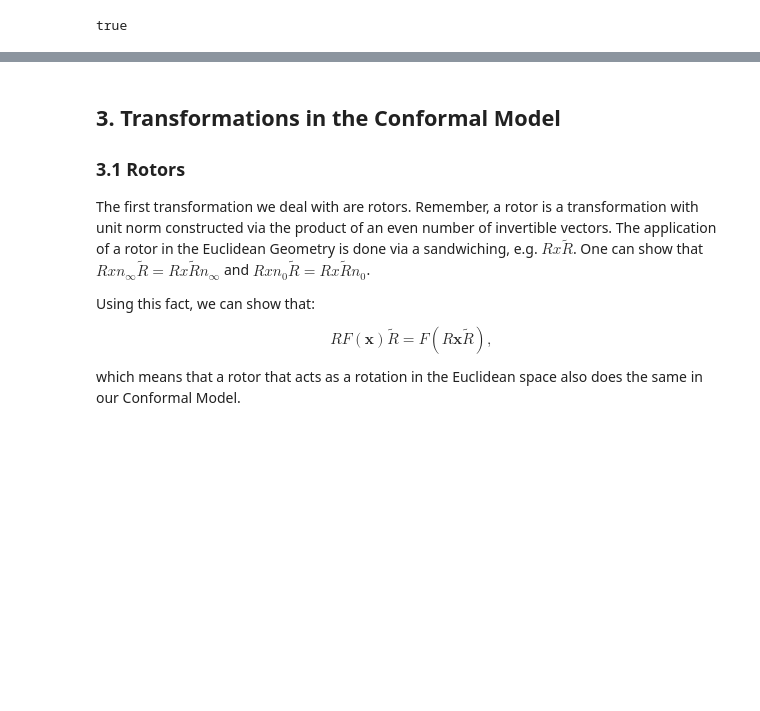
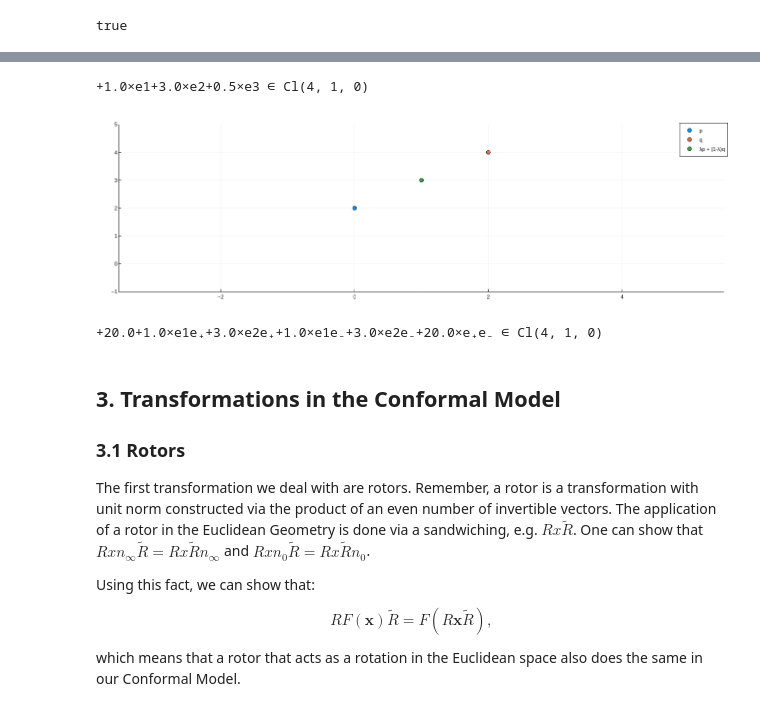
Before and after one commit to davibarreira/Julia_Tutorials, a Jupyter notebook: GeometricAlgebra/4 - Conformal Geometric Algebra.ipynb, the cells around one changed output, grey strips where cells are left out. Drawn from its saved outputs; the diff is of its cells as text; code cells hidden in the pictures; blank space fills up the shorter version.

Commit message:
:wrench: Function getblades.

```diff
--- a/GeometricAlgebra/4 - Conformal Geometric Algebra.ipynb
+++ b/GeometricAlgebra/4 - Conformal Geometric Algebra.ipynb
@@ -153,10 +180,29 @@ true
+# %%
+function getblades(x,blades = [:e1,:e2,:e3])
+    cl = algebra(x)
+    mapreduce(b->reduce(*,getproperty.([m,cl],b)),+,[:e1,:e2,:e3])
+end
+
+getblades(m)
+# %% [output]
++1.0×e1+3.0×e2+0.5×e3 ∈ Cl(4, 1, 0)
 # %%
-# p = point(0,2,0)
-# q = point(2,4,0)
+p = point(0,2,0)
+q = point(2,4,1)
+λ = 0.5
+m = (λ*(p ∧ n∞) + (1-λ)*(q ∧ n∞))*no/2
+# m = λ*[p.e1,p.e2] + (1-λ)*[q.e1,q.e2]
 
-# X = p ∧ q
-
-# r(X) = √scalar(X * grin(X)/((n∞ ⨼ grin(X))*(n∞ ⨼ grin(X))))
+p1 = scatter([p.e1],[p.e2],label="p")
+p1 = scatter!([q.e1],[q.e2],label="q", aspect_ratio=1,ylims=(-1,5))
+p1 = scatter!([m.e1],[m.e2],legend=true,label="λp + (1-λ)q")
+# p1 = scatter!([m[1]],[m[2]],legend=true,label="λp + (1-λ)q")
+# %% [output]
+[figure, added]
+# %%
+m ⋅ m
+# %% [output]
++20.0+1.0×e1e₊+3.0×e2e₊+1.0×e1e₋+3.0×e2e₋+20.0×e₊e₋ ∈ Cl(4, 1, 0)
 # %% [markdown]
 ## 3. Transformations in the Conformal Model
 
```
Also changed, not shown: parts of 7 cells of this notebook, 1 other file.
